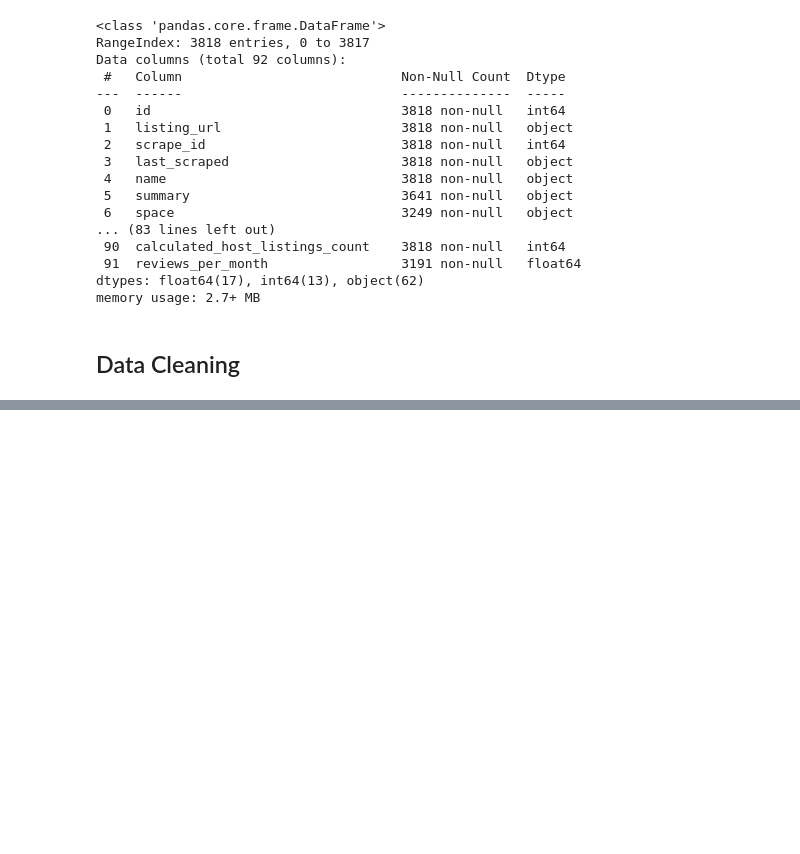
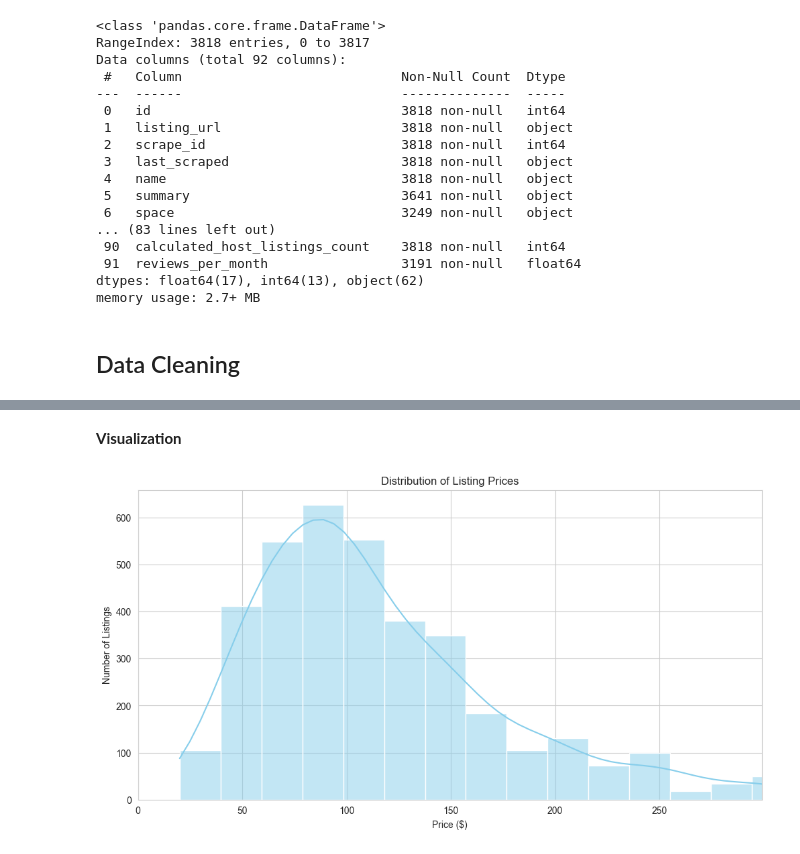
Before and after one commit to TahaAhmedT/CODINGSAMURAI, a Jupyter notebook: Task1/Airbnb_EDA.ipynb, the cells around one changed output, grey strips where cells are left out. Saved outputs shown, nothing was run; the diff lists cells and outputs as text; code cells hidden in the pictures; blank space fills up the shorter version.

```diff
--- a/Task1/Airbnb_EDA.ipynb
+++ b/Task1/Airbnb_EDA.ipynb
@@ -114,0 +181,13 @@ listings_df[categorical_columns] = categorical_imputer.fit_transform(listings_df
+# %% [markdown]
+**Visualization**
+# %%
+# Price Distribution
+plt.figure(figsize=(12, 6))
+sns.histplot(listings_df['price'], bins=50, kde=True, color="skyblue")
+plt.title('Distribution of Listing Prices')
+plt.xlabel('Price ($)')
+plt.ylabel('Number of Listings')
+plt.xlim(0, listings_df['price'].quantile(0.95))  # Limiting x-axis to 95th percentile for better visualization
+plt.show()
+# %% [output]
+[figure, added]
```
Also changed, not shown: parts of 23 cells of this notebook, 1 other file.
